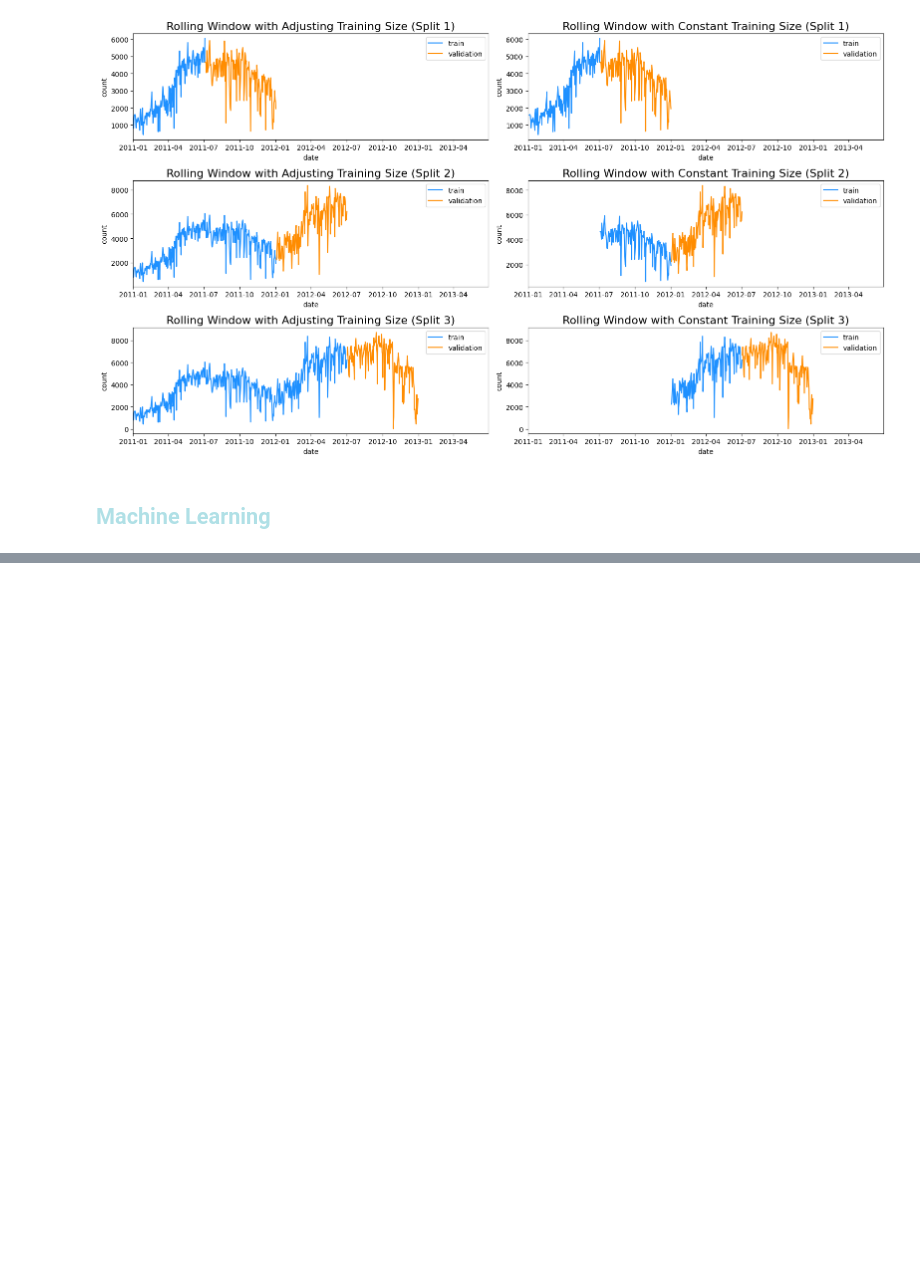
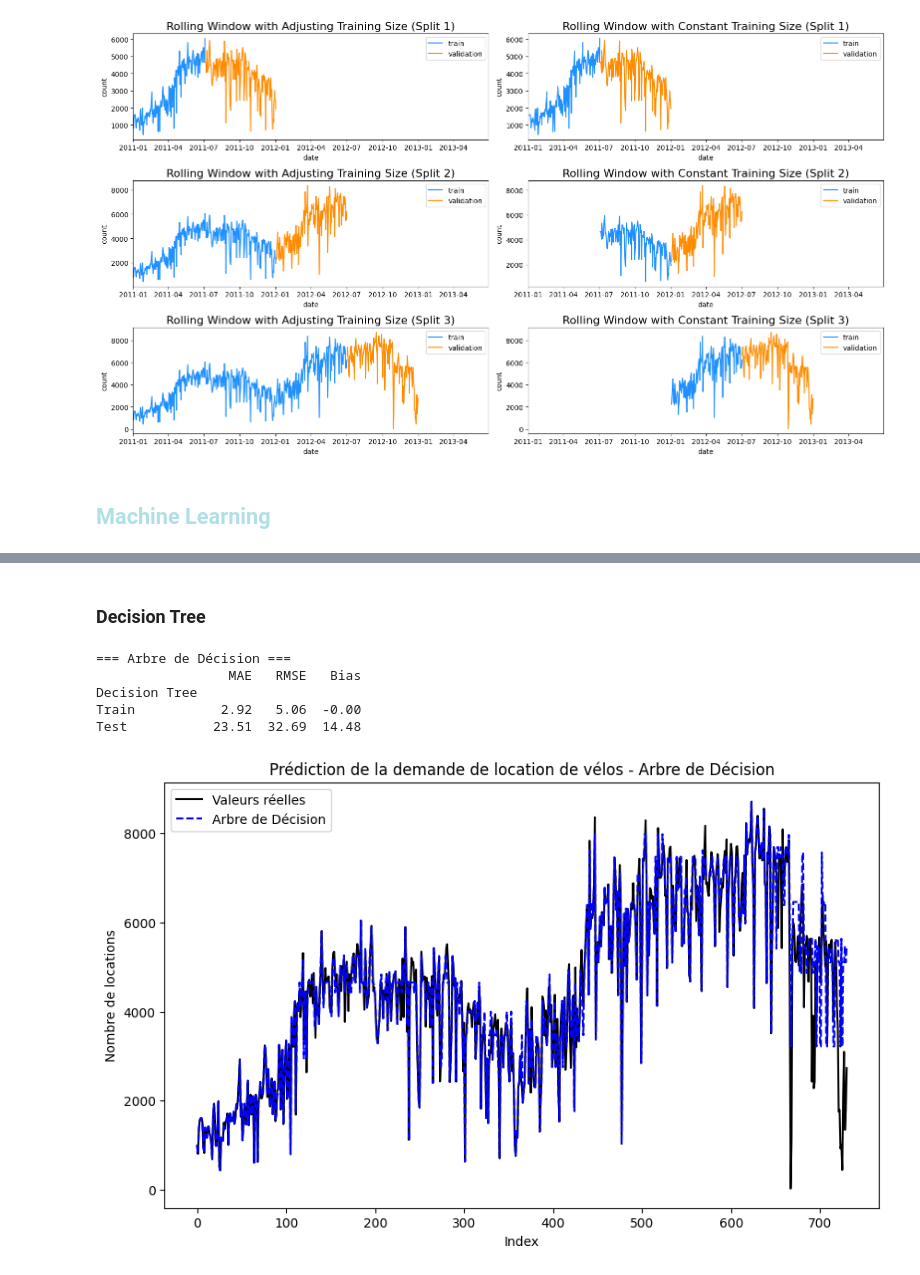
Before and after one commit to ClemRibe/ProjetML, a Jupyter notebook: ProjetML.ipynb, the cells around one changed output, grey strips where cells are left out. Cells and saved outputs as stored; diff of their text form; code cells hidden in the pictures; blank space fills up the shorter version.

```diff
--- a/ProjetML.ipynb
+++ b/ProjetML.ipynb
@@ -595,0 +536,27 @@ print(f"Average Relative RMSE across folds: {average_relative_rmse:.2f}%")
+# %% [markdown]
+### Decision Tree
+# %%
+print("\n=== Arbre de Décision ===")
+tree_model = DecisionTreeRegressor(max_depth=10, random_state=42)
+tree_model.fit(X_train, y_train)
+y_pred_train_tree = tree_model.predict(X_train)
+y_pred_test_tree = tree_model.predict(X_test)
+kpi_results['Decision Tree'] = compute_KPIs(y_train, y_pred_train_tree, y_test, y_pred_test_tree, name='Decision Tree')
+
+y_pred = np.append(y_pred_train_tree,y_pred_test_tree)
+
+plt.figure(figsize=(10, 6))
+plt.plot(y.values, label='Valeurs réelles', color='black')
+plt.plot(y_pred, label='Arbre de Décision', linestyle='--', color='blue')
+plt.xlabel('Index')
+plt.ylabel('Nombre de locations')
+plt.title('Prédiction de la demande de location de vélos - Arbre de Décision')
+plt.legend()
+plt.show()
+# %% [output]
+=== Arbre de Décision ===
+                 MAE   RMSE   Bias
+Decision Tree
+Train           2.92   5.06  -0.00
+Test           23.51  32.69  14.48
+[figure, added]
```
Also changed, not shown: parts of 27 cells of this notebook, 1 other file.
